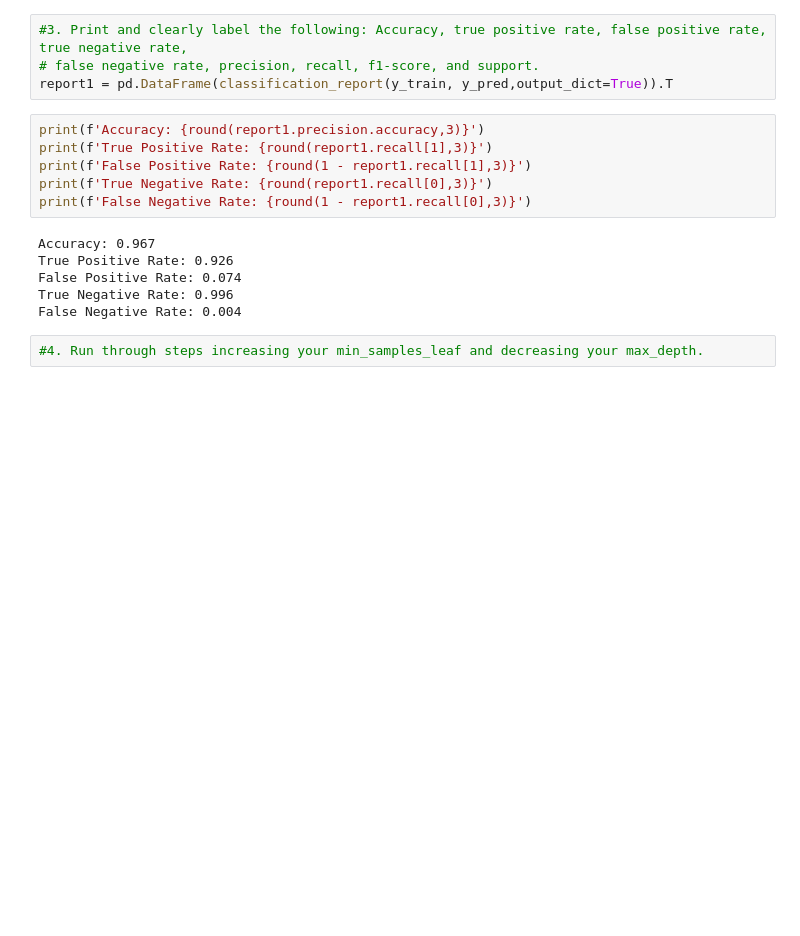
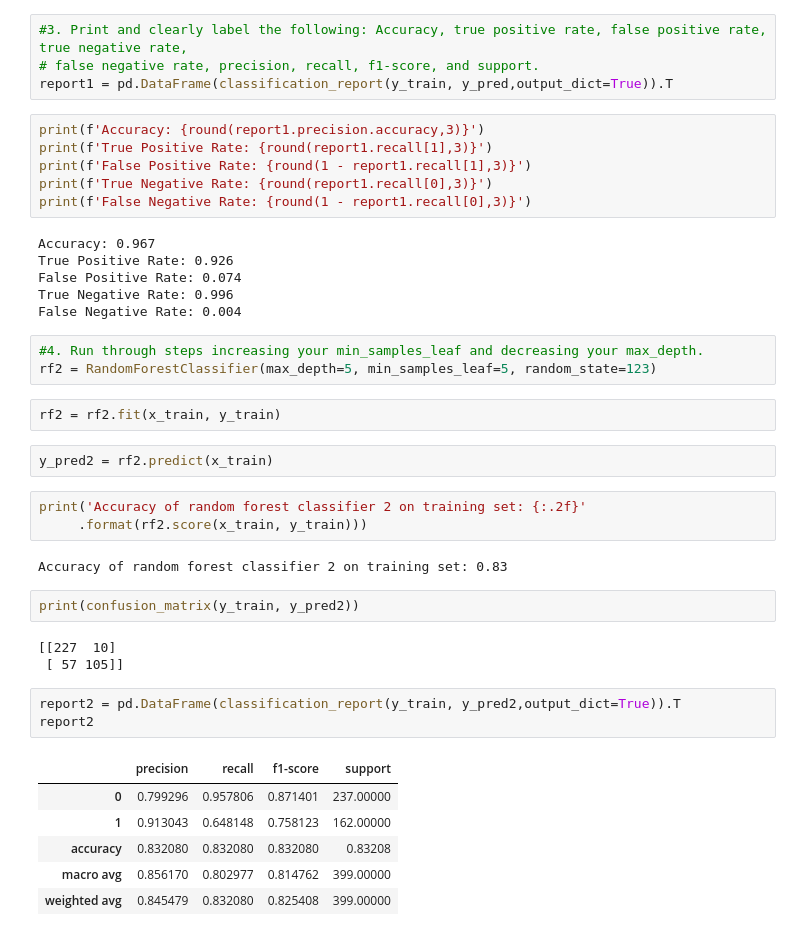
Before and after one commit to Ken-Alviola/classification-exercises, a Jupyter notebook: model.ipynb, the cells around one changed output. Drawn from its saved outputs; the diff is of its cells as text; blank space fills up the shorter version.

Commit message:
random forest exercises complete

```diff
--- a/model.ipynb
+++ b/model.ipynb
@@ -355,3 +355,28 @@ True Negative Rate: 0.996
 False Negative Rate: 0.004
 # %%
 #4. Run through steps increasing your min_samples_leaf and decreasing your max_depth.
+rf2 = RandomForestClassifier(max_depth=5, min_samples_leaf=5, random_state=123)
+# %%
+rf2 = rf2.fit(x_train, y_train)
+# %%
+y_pred2 = rf2.predict(x_train)
+# %%
+print('Accuracy of random forest classifier 2 on training set: {:.2f}'
+     .format(rf2.score(x_train, y_train)))
+# %% [output]
+Accuracy of random forest classifier 2 on training set: 0.83
+# %%
+print(confusion_matrix(y_train, y_pred2))
+# %% [output]
+[[227  10]
+ [ 57 105]]
+# %%
+report2 = pd.DataFrame(classification_report(y_train, y_pred2,output_dict=True)).T
+report2
+# %% [output]
+|  | precision | recall | f1-score | support |
+| 0 | 0.799296 | 0.957806 | 0.871401 | 237.00000 |
+| 1 | 0.913043 | 0.648148 | 0.758123 | 162.00000 |
+| accuracy | 0.832080 | 0.832080 | 0.832080 | 0.83208 |
+| macro avg | 0.856170 | 0.802977 | 0.814762 | 399.00000 |
+| weighted avg | 0.845479 | 0.832080 | 0.825408 | 399.00000 |
```
Also changed, not shown: parts of 9 cells of this notebook, 1 other file.
